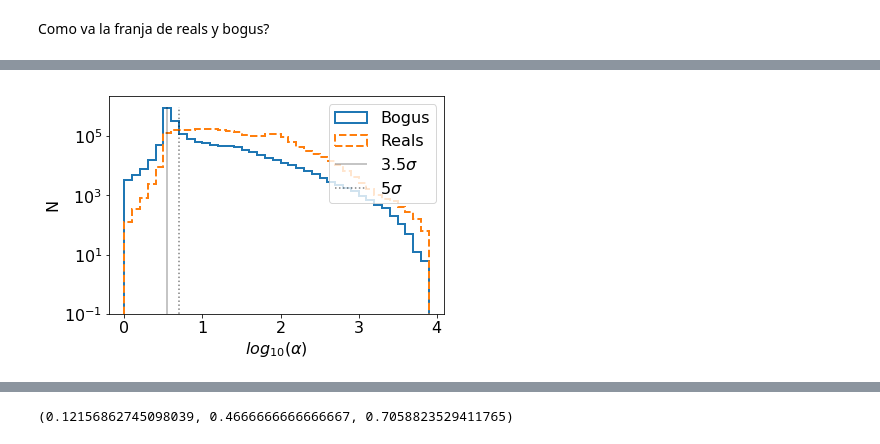
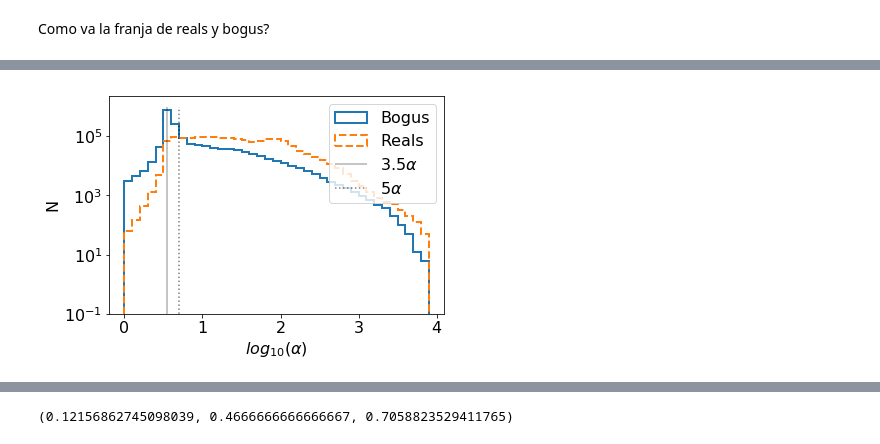
Before and after one commit to BrunoSanchez/RBMLearning, a Jupyter notebook: scorr_figures.ipynb, the cells around one changed output, grey strips where cells are left out. Cells and saved outputs as stored; diff of their text form; code cells hidden in the pictures.

```diff
--- a/scorr_figures.ipynb
+++ b/scorr_figures.ipynb
@@ -25,10 +48,29 @@ dt_scr = pd.merge(pd.read_sql_table('SCorrDetected', engine),
                   pd.read_sql_query("""SELECT
                                         D.id,
                                         S.app_mag as sim_mag,
-                                        S.id as sim_id
+                                        S.r_scales as r_scales,
+                                        S.gx_mag as gx_mag,
+                                        S.id as sim_id,
+                                        SI.m1_diam as m1_diam,
+                                        SI.m2_diam as m2_diam,
+                                        SI.executed as executed,
+                                        SI.id as id_simulation,
+                                        SI.ref_starzp as ref_starzp,
+                                        SI.ref_starslope as ref_starslope,
+                                        SI.ref_fwhm as ref_fwhm,
+                                        SI.new_fwhm as new_fwhm,
+                                        SI.eff_col as eff_col,
+                                        SI.px_scale as px_scale,
+                                        SI.ref_back_sbright as ref_back_sbright,
+                                        SI.new_back_sbright as new_back_sbright,
+                                        SI.exp_time as exp_time
                                     FROM "SCorrDetected" D
+                                        LEFT JOIN "SCorrImages" I
+                                            ON D.image_id=I.id
                                         LEFT JOIN "SCorrReals" R
                                             ON D.id=R.detected_id
                                         LEFT JOIN "Simulated" S
-                                            ON S.id=R.simulated_id""", engine),
+                                            ON S.id=R.simulated_id
+                                        LEFT JOIN "Simulation" SI
+                                            ON SI.id=I.simulation_id""", engine),
                                       on='id', suffixes=('',''))
@@ -34,0 +86,2 @@ dt_scr = pd.merge(pd.read_sql_table('SCorrDetected', engine),
+# %%
+selected = merged[merged.selected==True]
@@ -34,0 +108,2 @@ dt_scr = pd.merge(pd.read_sql_table('SCorrDetected', engine),
+# %%
+ids = selected.simulation_id
@@ -34,0 +114,2 @@ dt_scr = pd.merge(pd.read_sql_table('SCorrDetected', engine),
+# %%
+dt_scr = dt_scr.loc[dt_scr['id_simulation'].isin(ids)].drop_duplicates()
@@ -82,26 +170,26 @@ sns.reset_orig()
 # %%
 plt.figure(figsize=(6,4))
 bins=np.arange(0, 4, .1)
 
 plt.hist(np.log10(bogus.SIGNIFICANCE[bogus.SIGNIFICANCE>0.]),
          log=True, alpha=1, label='Bogus', bins=bins, histtype='step', lw=2,
          linestyle='-') #, cumulative=True, normed=True)
 
 plt.hist(np.log10(reals.SIGNIFICANCE[reals.SIGNIFICANCE>0.]),
          log=True, alpha=1, label='Reals', bins=bins, histtype='step', lw=2,
          linestyle='--') #, cumulative=True, normed=True)
 
-plt.vlines(x=np.log10(3.5), ymax=10e5, ymin=0., label=r'$3.5\sigma$', alpha=0.3)
-plt.vlines(x=np.log10(5), linestyle=':', ymax=10e5, ymin=0., label=r'$5\sigma$', alpha=0.5)
+plt.vlines(x=np.log10(3.5), ymax=10e5, ymin=0., label=r'$3.5\alpha$', alpha=0.3)
+plt.vlines(x=np.log10(5), linestyle=':', ymax=10e5, ymin=0., label=r'$5\alpha$', alpha=0.5)
 
 plt.xlabel(r'$log_{10}(\alpha)$', fontsize=16)
 plt.ylabel('N', fontsize=16)
 
 plt.tick_params(labelsize=16)
 plt.legend(loc='best', fontsize=16)
 plt.savefig('significances.svg', dpi=720)
 # %% [output]
-[figure, old version]
+[figure, new version]
 # %%
 plt.semilogy(reals.sim_mag, reals.SIGNIFICANCE, '.', alpha=0.6,label=r'Obj Hallados')
 plt.ylabel(r'$log_{10}(\alpha)$', fontsize=16)
```
Also changed, not shown: parts of 24 cells of this notebook, 6 other files.
